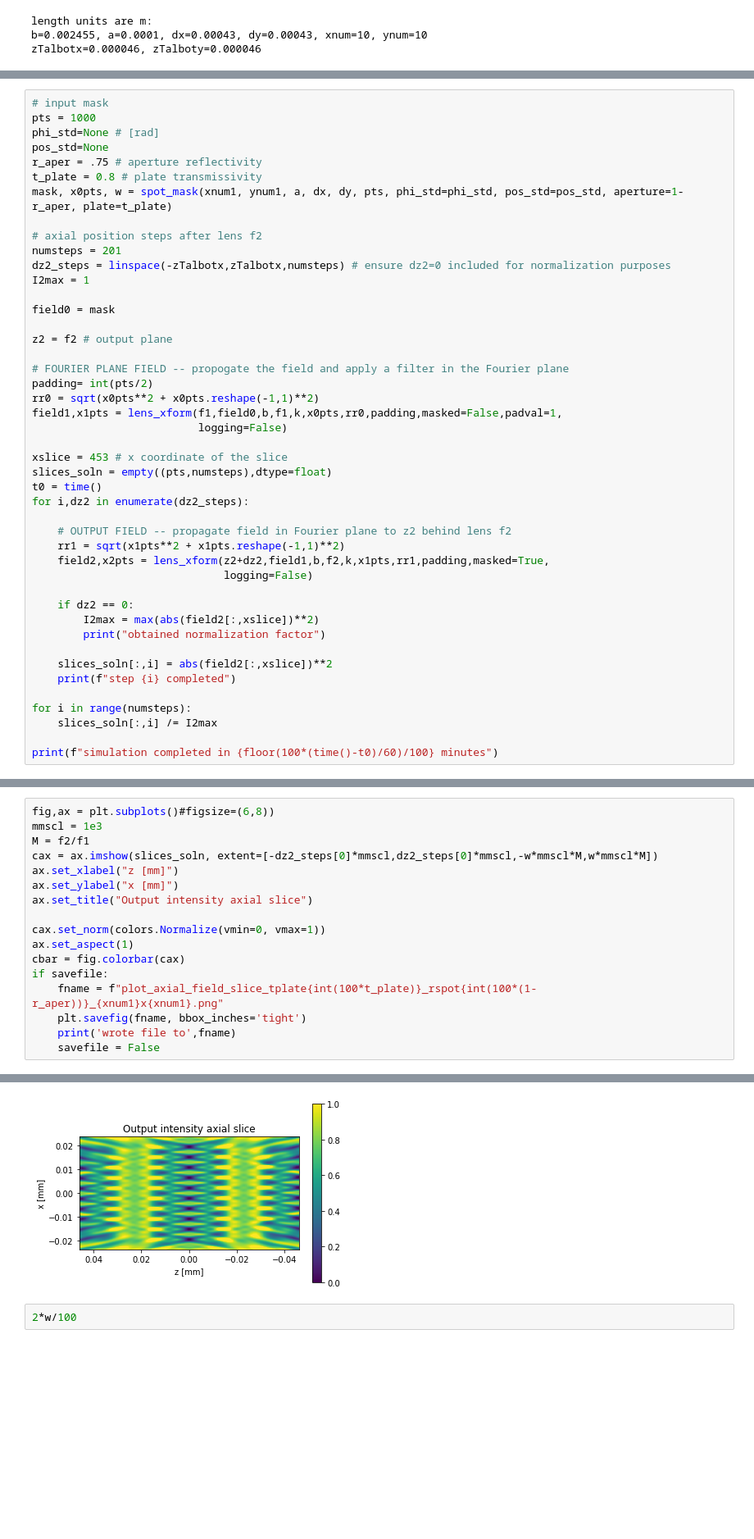
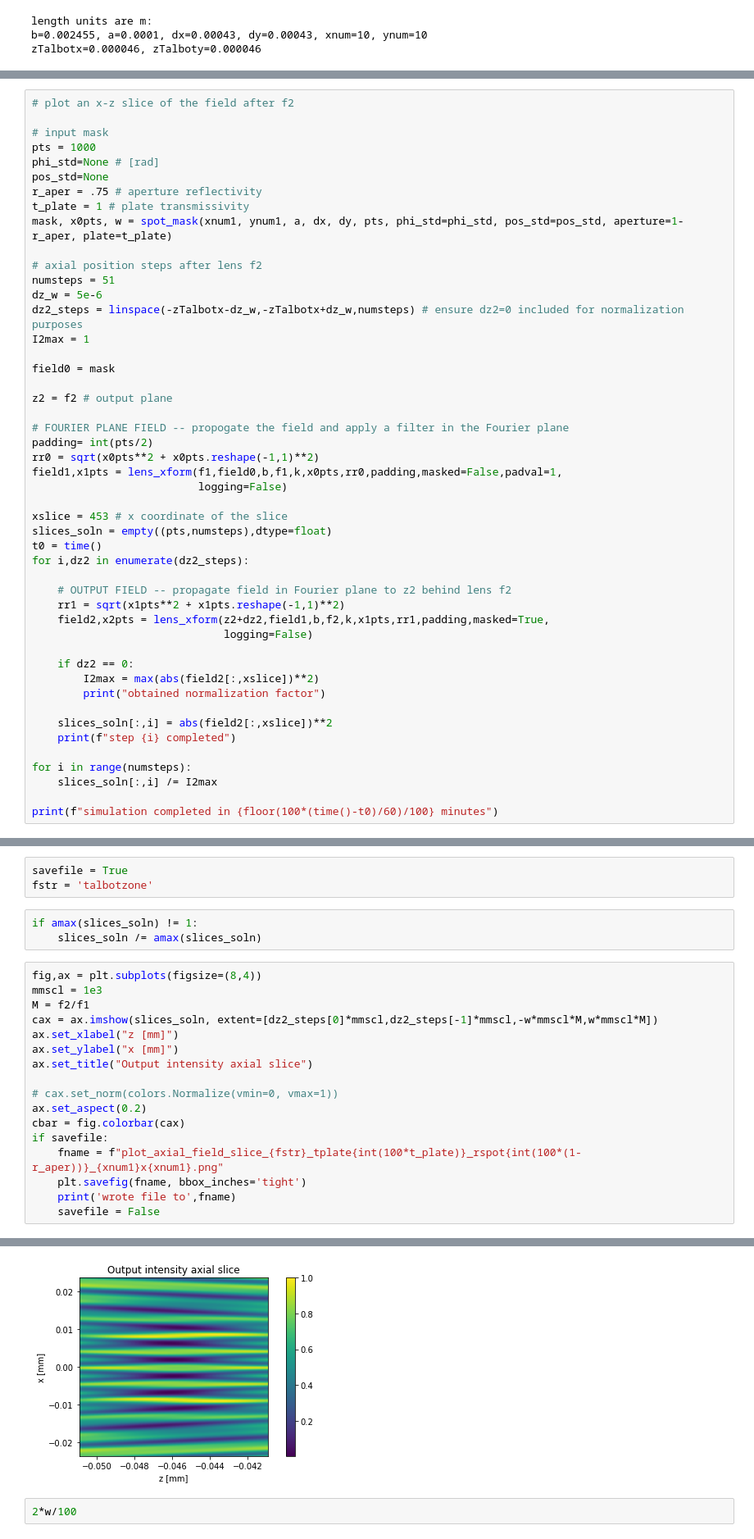
Before and after one commit to prhuft/fourier-optics, a Jupyter notebook: gba/axial_slice.ipynb, the cells around one changed output, grey strips where cells are left out. Shown at 82% size. Cells and saved outputs as stored; diff of their text form; blank space fills up the shorter version.

Commit message:
zoom in showing talbot field depth

```diff
--- a/gba/axial_slice.ipynb
+++ b/gba/axial_slice.ipynb
@@ -137,17 +137,20 @@ ax.axvline(453)
 <matplotlib.lines.Line2D at 0x...>
 [figure]
 # %%
+# plot an x-z slice of the field after f2
+
 # input mask
 pts = 1000
 phi_std=None # [rad]
 pos_std=None
 r_aper = .75 # aperture reflectivity
-t_plate = 0.8 # plate transmissivity
+t_plate = 1 # plate transmissivity
 mask, x0pts, w = spot_mask(xnum1, ynum1, a, dx, dy, pts, phi_std=phi_std, pos_std=pos_std, aperture=1-r_aper, plate=t_plate)
 
 # axial position steps after lens f2
-numsteps = 201
-dz2_steps = linspace(-zTalbotx,zTalbotx,numsteps) # ensure dz2=0 included for normalization purposes
+numsteps = 51
+dz_w = 5e-6
+dz2_steps = linspace(-zTalbotx-dz_w,-zTalbotx+dz_w,numsteps) # ensure dz2=0 included for normalization purposes
 I2max = 1
 
 field0 = mask
@@ -204,17 +209,23 @@ savefile = False
+# %%
+savefile = True
+fstr = 'talbotzone'
+# %%
+if amax(slices_soln) != 1:
+    slices_soln /= amax(slices_soln)
 # %%
-fig,ax = plt.subplots()#figsize=(6,8))
+fig,ax = plt.subplots(figsize=(8,4))
 mmscl = 1e3
 M = f2/f1
-cax = ax.imshow(slices_soln, extent=[-dz2_steps[0]*mmscl,dz2_steps[0]*mmscl,-w*mmscl*M,w*mmscl*M])
+cax = ax.imshow(slices_soln, extent=[dz2_steps[0]*mmscl,dz2_steps[-1]*mmscl,-w*mmscl*M,w*mmscl*M])
 ax.set_xlabel("z [mm]")
 ax.set_ylabel("x [mm]")
 ax.set_title("Output intensity axial slice")
 
-cax.set_norm(colors.Normalize(vmin=0, vmax=1))
-ax.set_aspect(1)
+# cax.set_norm(colors.Normalize(vmin=0, vmax=1))
+ax.set_aspect(0.2)
 cbar = fig.colorbar(cax)
 if savefile:
-    fname = f"plot_axial_field_slice_tplate{int(100*t_plate)}_rspot{int(100*(1-r_aper))}_{xnum1}x{xnum1}.png"
+    fname = f"plot_axial_field_slice_{fstr}_tplate{int(100*t_plate)}_rspot{int(100*(1-r_aper))}_{xnum1}x{xnum1}.png"
     plt.savefig(fname, bbox_inches='tight')
     print('wrote file to',fname)
     savefile = False
@@ -223,4 +234,4 @@ wrote file to plot_axial_field_slice_tplate80_rspot25_10x10.png
-[figure, old version]
+[figure, new version]
 # %%
 2*w/100
 # %% [output]
```
Also changed, not shown: parts of 5 cells of this notebook.
